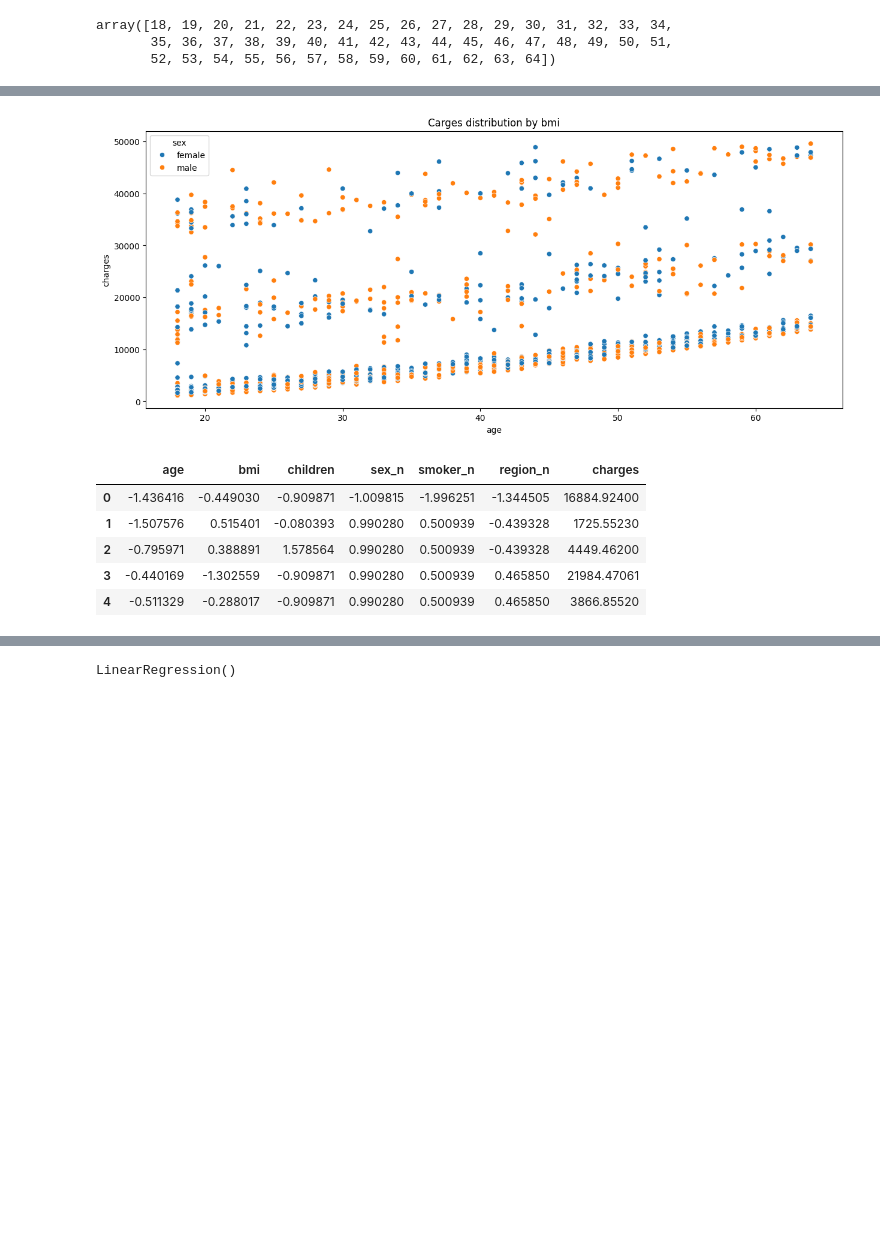
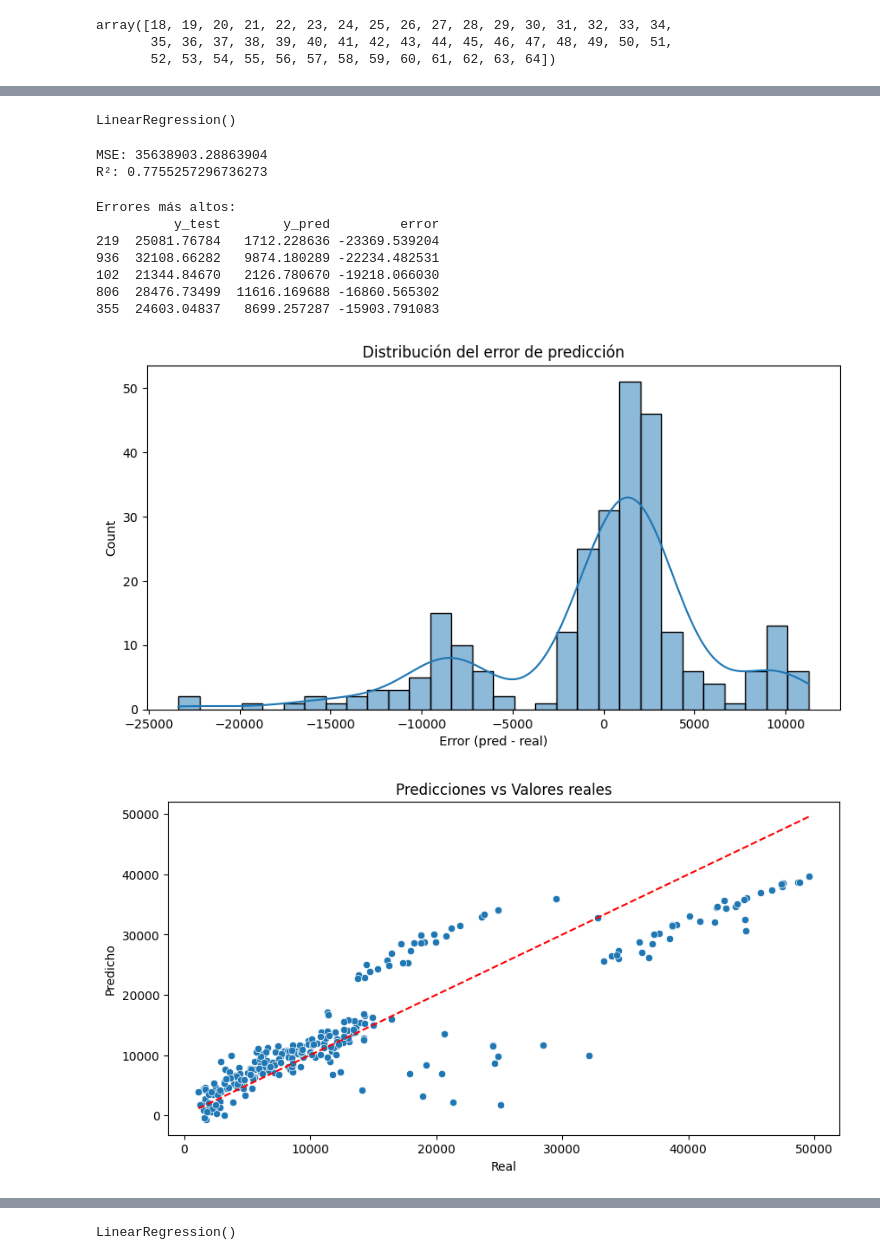
Before and after one commit to 4GeeksAcademy/Santi_Izquierdo, a Jupyter notebook: src/explore.ipynb, the cells around one changed output, grey strips where cells are left out. Drawn from its saved outputs; the diff is of its cells as text; code cells hidden in the pictures; blank space fills up the shorter version.

```diff
--- a/src/explore.ipynb
+++ b/src/explore.ipynb
@@ -90,31 +49,0 @@ plt.show()
-# %%
-plt.figure(figsize=(15, 6))
-
-sns.scatterplot(df, x = 'age', y= 'charges', hue='sex')
-
-plt.title('Carges distribution by bmi')
-plt.show()
-# %% [output]
-[figure, removed]
-# %%
-df["sex_n"] = pd.factorize(df["sex"])[0]
-df["smoker_n"] = pd.factorize(df["smoker"])[0]
-df["region_n"] = pd.factorize(df["region"])[0]
-
-nums = ["age", "bmi", "children", "sex_n", "smoker_n", "region_n"]
-
-scaler = StandardScaler()
-scal_features = scaler.fit_transform(df[nums])
-
-df_scaled = pd.DataFrame(scal_features, index=df.index, columns=nums)
-
-df_scaled['charges'] = df['charges']
-
-df_scaled.head()
-# %% [output]
-|  | age | bmi | children | sex_n | smoker_n | region_n | charges |
-| 0 | -1.436416 | -0.449030 | -0.909871 | -1.009815 | -1.996251 | -1.344505 | 16884.92400 |
-| 1 | -1.507576 | 0.515401 | -0.080393 | 0.990280 | 0.500939 | -0.439328 | 1725.55230 |
-| 2 | -0.795971 | 0.388891 | 1.578564 | 0.990280 | 0.500939 | -0.439328 | 4449.46200 |
-| 3 | -0.440169 | -1.302559 | -0.909871 | 0.990280 | 0.500939 | 0.465850 | 21984.47061 |
-| 4 | -0.511329 | -0.288017 | -0.909871 | 0.990280 | 0.500939 | 0.465850 | 3866.85520 |
@@ -126,0 +50,44 @@ X_train, X_test, y_train, y_test = train_test_split(X, y, test_size= 0.2, random
+# %%
+model = LinearRegression()
+model.fit(X_train_scaled, y_train)
+# %% [output]
+LinearRegression()
+# %%
+y_pred = model.predict(X_test_scaled)
+print("MSE:", mean_squared_error(y_test, y_pred))
+print("R²:", r2_score(y_test, y_pred))
+# %% [output]
+MSE: 35638903.28863904
+R²: 0.7755257296736273
+# %%
+errors = pd.DataFrame({
+    'y_test': y_test,
+    'y_pred': y_pred,
+    'error': y_pred - y_test
+})
+print("\nErrores más altos:")
+print(errors.sort_values('error', key=abs, ascending=False).head())
+
+plt.figure(figsize=(10,5))
+sns.histplot(errors['error'], bins=30, kde=True)
+plt.title("Distribución del error de predicción")
+plt.xlabel("Error (pred - real)")
+plt.show()
+
+plt.figure(figsize=(10,5))
+sns.scatterplot(x=y_test, y=y_pred)
+plt.plot([y_test.min(), y_test.max()], [y_test.min(), y_test.max()], 'r--')
+plt.title("Predicciones vs Valores reales")
+plt.xlabel("Real")
+plt.ylabel("Predicho")
+plt.show()
+# %% [output]
+Errores más altos:
+          y_test        y_pred         error
+219  25081.76784   1712.228636 -23369.539204
+936  32108.66282   9874.180289 -22234.482531
+102  21344.84670   2126.780670 -19218.066030
+806  28476.73499  11616.169688 -16860.565302
+355  24603.04837   8699.257287 -15903.791083
+[figure, added]
+[figure, added]
```
Also changed, not shown: parts of 19 cells of this notebook.
